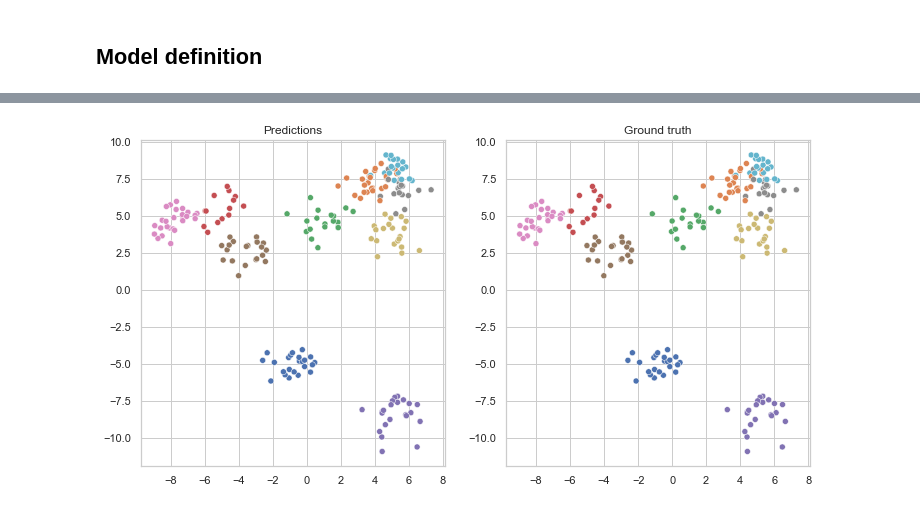
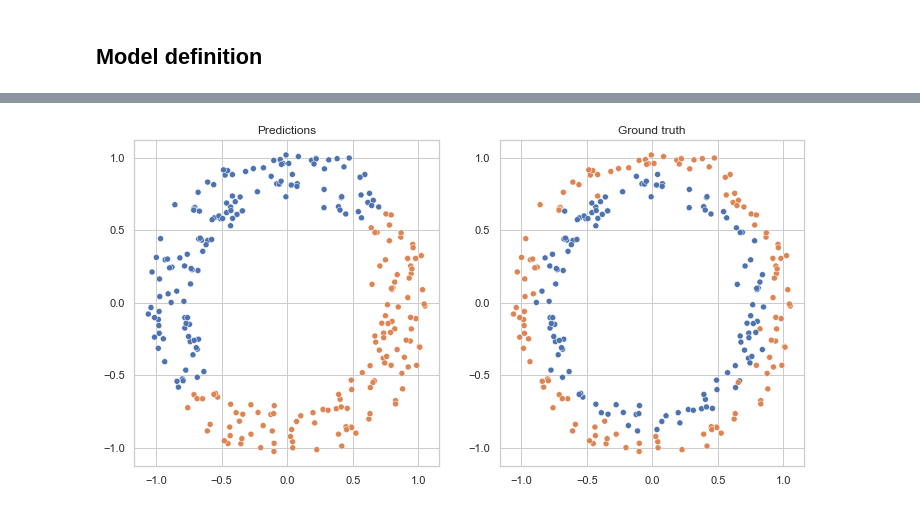
Before and after one commit to ericdaat/SiMCa, a Jupyter notebook: notebooks/clustering_blobs.ipynb, the cells around one changed output, grey strips where cells are left out. Drawn from its saved outputs; the diff is of its cells as text; code cells hidden in the pictures.

Commit message:
trying on harder datasets

```diff
--- a/notebooks/clustering_blobs.ipynb
+++ b/notebooks/clustering_blobs.ipynb
@@ -79,0 +114,3 @@ blobs_dataloader = DataLoader(
+# %%
+circles_dataset = CirclesDataset()
+circles_dataset.plot();
@@ -166,0 +177,15 @@ Epoch 50 loss: 4.8688
+# %%
+dataloader = DataLoader(
+    circles_dataset,
+    shuffle=True,
+    batch_size=batch_size
+)
+
+model = Model(
+    input_dim=dataloader.dataset.n_features,
+    output_dim=dataloader.dataset.n_clusters
+)
+
+optimizer = torch.optim.SGD(lr=0.01, params=model.parameters())
+
+train_model(model, dataloader, optimizer)
@@ -167,25 +210,30 @@ Epoch 50 loss: 4.8688
 # %%
+# predict
+inputs, y_true = next(iter(dataloader))
+P = model(inputs)
+
+# plot figure
 fig, axs = plt.subplots(nrows=1, ncols=2, figsize=(12, 6))
 
 sns.scatterplot(
     x=inputs[:, 0],
     y=inputs[:, 1],
-    hue=map(str, torch.argmax(Q, axis=1)),
+    hue=map(str, torch.argmax(P, axis=1)),
     legend=False,
     ax=axs[0]
 )
 
 sns.scatterplot(
     x=inputs[:, 0],
     y=inputs[:, 1],
     hue=map(str, y_true),
     legend=False,
     ax=axs[1]
 )
 
 axs[0].set_title("Predictions")
 axs[1].set_title("Ground truth")
 
 plt.show()
 # %% [output]
-[figure, old version]
+[figure, new version]
```
Also changed, not shown: parts of 8 cells of this notebook.
